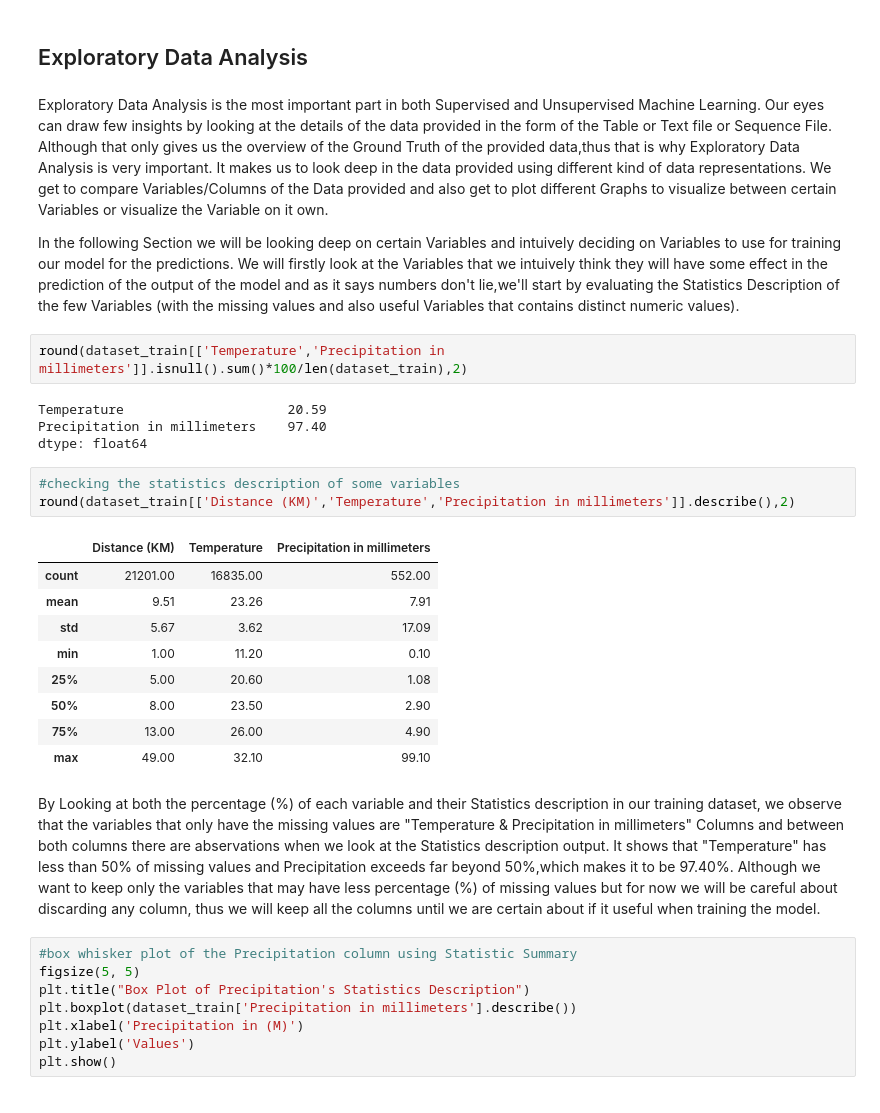
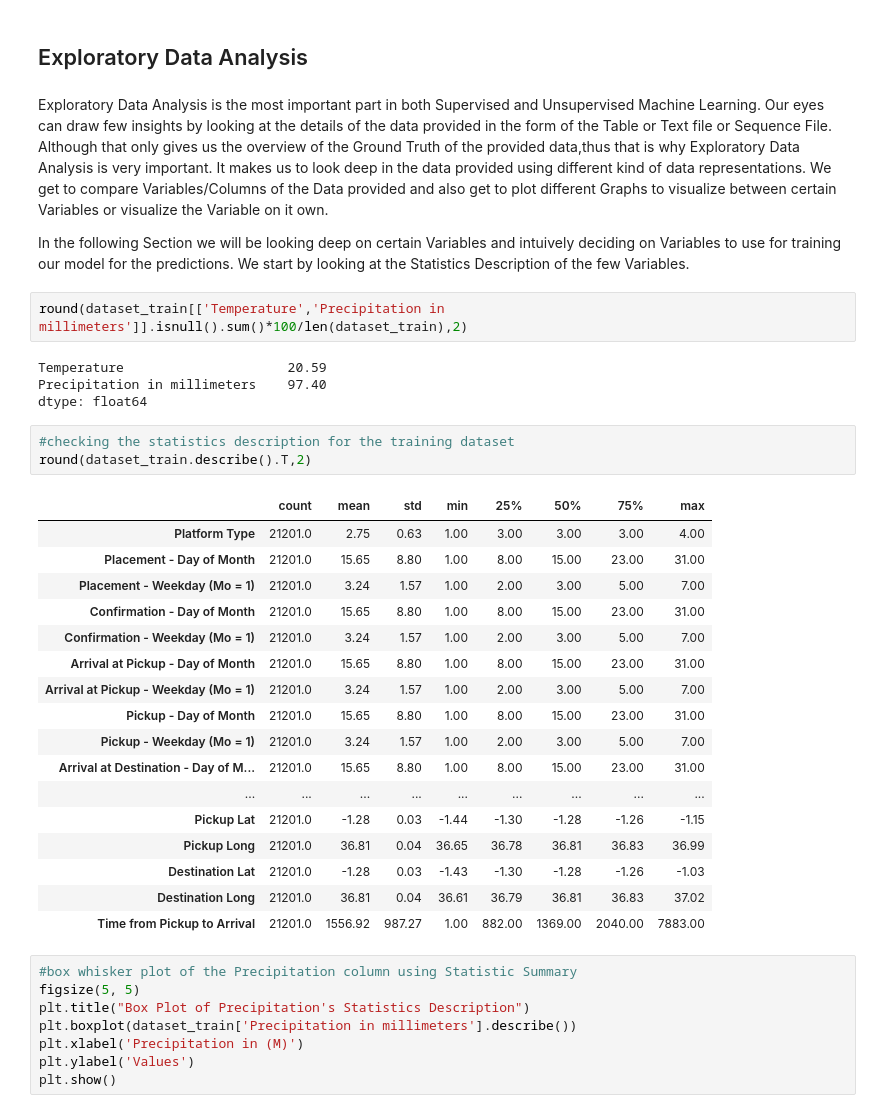
Before and after one commit to Jamakasilwane/EDSA_Zindi_Hackathon, a Jupyter notebook: EDSA_Zindi_Hackathon_notebook.ipynb, the cells around one changed output. Drawn from its saved outputs; the diff is of its cells as text.

Commit message:
Edited structure of notebook and  added models RSME's

```diff
--- a/EDSA_Zindi_Hackathon_notebook.ipynb
+++ b/EDSA_Zindi_Hackathon_notebook.ipynb
@@ -129,7 +150,7 @@ dtype: int64
 # %% [markdown]
 Exploratory Data Analysis is the most important part in both Supervised and Unsupervised Machine Learning. Our eyes can draw few insights by looking at the details of the data provided in the form of the Table or Text file or Sequence File. Although that only gives us the overview of the Ground Truth of the provided data,thus that is why Exploratory Data Analysis is very important. It makes us to look deep in the data provided using different kind of data representations. We get to compare Variables/Columns of the Data provided and also get to plot different Graphs to visualize between certain Variables or visualize the Variable on it own.
 
-In the following Section we will be looking deep on certain Variables and intuively deciding on Variables to use for training our model for the predictions. We will firstly look at the Variables that we intuively think they will have some effect in the prediction of the output of the model and as it says numbers don't lie,we'll start by evaluating the Statistics Description of the few Variables (with the missing values and also useful Variables that contains distinct numeric values).
+In the following Section we will be looking deep on certain Variables and intuively deciding on Variables to use for training our model for the predictions. We start by looking at the Statistics Description of the few Variables.
 # %%
 round(dataset_train[['Temperature','Precipitation in millimeters']].isnull().sum()*100/len(dataset_train),2)
 # %% [output]
@@ -137,21 +158,26 @@ Temperature                     20.59
 Precipitation in millimeters    97.40
 dtype: float64
 # %%
-#checking the statistics description of some variables
-round(dataset_train[['Distance (KM)','Temperature','Precipitation in millimeters']].describe(),2)
+#checking the statistics description for the training dataset
+round(dataset_train.describe().T,2)
 # %% [output]
-|  | Distance (KM) | Temperature | Precipitation in millimeters |
-| count | 21201.00 | 16835.00 | 552.00 |
-| mean | 9.51 | 23.26 | 7.91 |
-| std | 5.67 | 3.62 | 17.09 |
-| min | 1.00 | 11.20 | 0.10 |
-| 25% | 5.00 | 20.60 | 1.08 |
-| 50% | 8.00 | 23.50 | 2.90 |
-| 75% | 13.00 | 26.00 | 4.90 |
-| max | 49.00 | 32.10 | 99.10 |
+|  | count | mean | std | min | 25% | 50% | 75% | max |
+| Platform Type | 21201.0 | 2.75 | 0.63 | 1.00 | 3.00 | 3.00 | 3.00 | 4.00 |
+| Placement - Day of Month | 21201.0 | 15.65 | 8.80 | 1.00 | 8.00 | 15.00 | 23.00 | 31.00 |
+| Placement - Weekday (Mo = 1) | 21201.0 | 3.24 | 1.57 | 1.00 | 2.00 | 3.00 | 5.00 | 7.00 |
+| Confirmation - Day of Month | 21201.0 | 15.65 | 8.80 | 1.00 | 8.00 | 15.00 | 23.00 | 31.00 |
+| Confirmation - Weekday (Mo = 1) | 21201.0 | 3.24 | 1.57 | 1.00 | 2.00 | 3.00 | 5.00 | 7.00 |
+| Arrival at Pickup - Day of Month | 21201.0 | 15.65 | 8.80 | 1.00 | 8.00 | 15.00 | 23.00 | 31.00 |
+| Arrival at Pickup - Weekday (Mo = 1) | 21201.0 | 3.24 | 1.57 | 1.00 | 2.00 | 3.00 | 5.00 | 7.00 |
+| Pickup - Day of Month | 21201.0 | 15.65 | 8.80 | 1.00 | 8.00 | 15.00 | 23.00 | 31.00 |
+| Pickup - Weekday (Mo = 1) | 21201.0 | 3.24 | 1.57 | 1.00 | 2.00 | 3.00 | 5.00 | 7.00 |
+| Arrival at Destination - Day of M... | 21201.0 | 15.65 | 8.80 | 1.00 | 8.00 | 15.00 | 23.00 | 31.00 |
+| ... | ... | ... | ... | ... | ... | ... | ... | ... |
+| Pickup Lat | 21201.0 | -1.28 | 0.03 | -1.44 | -1.30 | -1.28 | -1.26 | -1.15 |
+| Pickup Long | 21201.0 | 36.81 | 0.04 | 36.65 | 36.78 | 36.81 | 36.83 | 36.99 |
+| Destination Lat | 21201.0 | -1.28 | 0.03 | -1.43 | -1.30 | -1.28 | -1.26 | -1.03 |
+| Destination Long | 21201.0 | 36.81 | 0.04 | 36.61 | 36.79 | 36.81 | 36.83 | 37.02 |
+| Time from Pickup to Arrival | 21201.0 | 1556.92 | 987.27 | 1.00 | 882.00 | 1369.00 | 2040.00 | 7883.00 |
-# %% [markdown]
-By Looking at both the percentage (%) of each variable and their Statistics description in our training dataset, we observe that the variables that only have the missing values are "Temperature & Precipitation in millimeters" Columns and between both columns there are abservations when we look at the Statistics description output. It shows that "Temperature" has less than 50% of missing values and Precipitation exceeds far beyond 50%,which makes it to be 97.40%.
-Although we want to keep only the variables that may have less percentage (%) of missing values but for now we will be careful about discarding any column, thus we will keep all the columns until we are certain about if it useful when training the model.
 # %%
 #box whisker plot of the Precipitation column using Statistic Summary
 figsize(5, 5)
```
Also changed, not shown: parts of 28 cells of this notebook.
